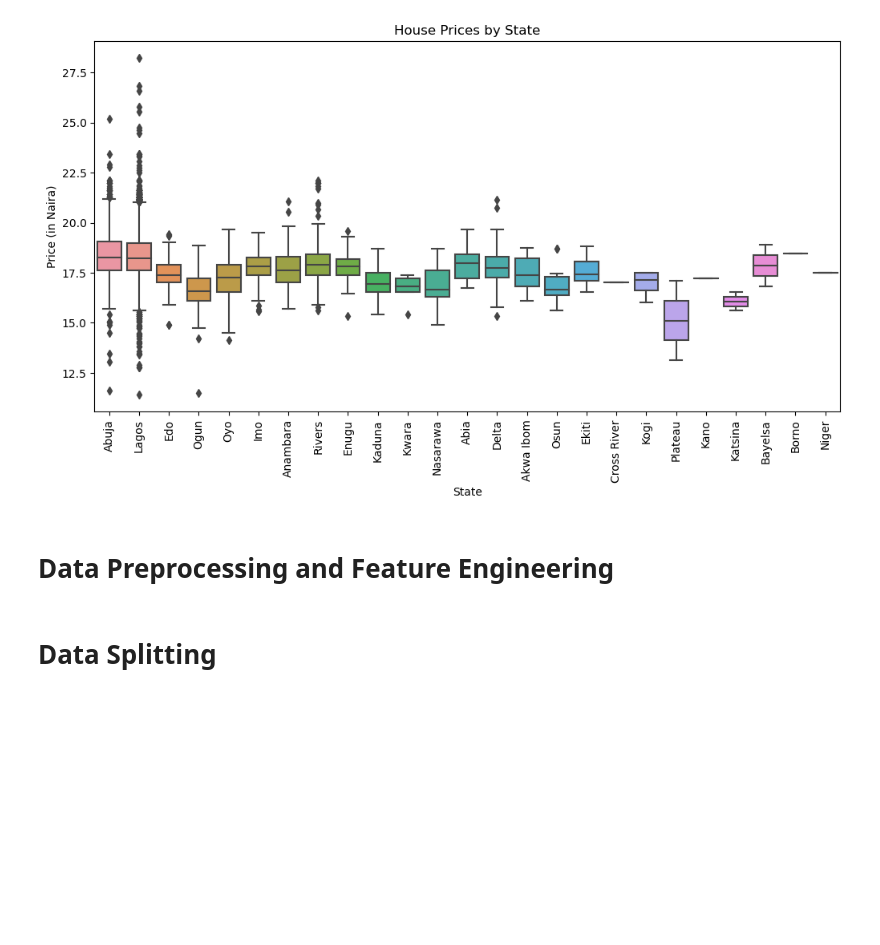
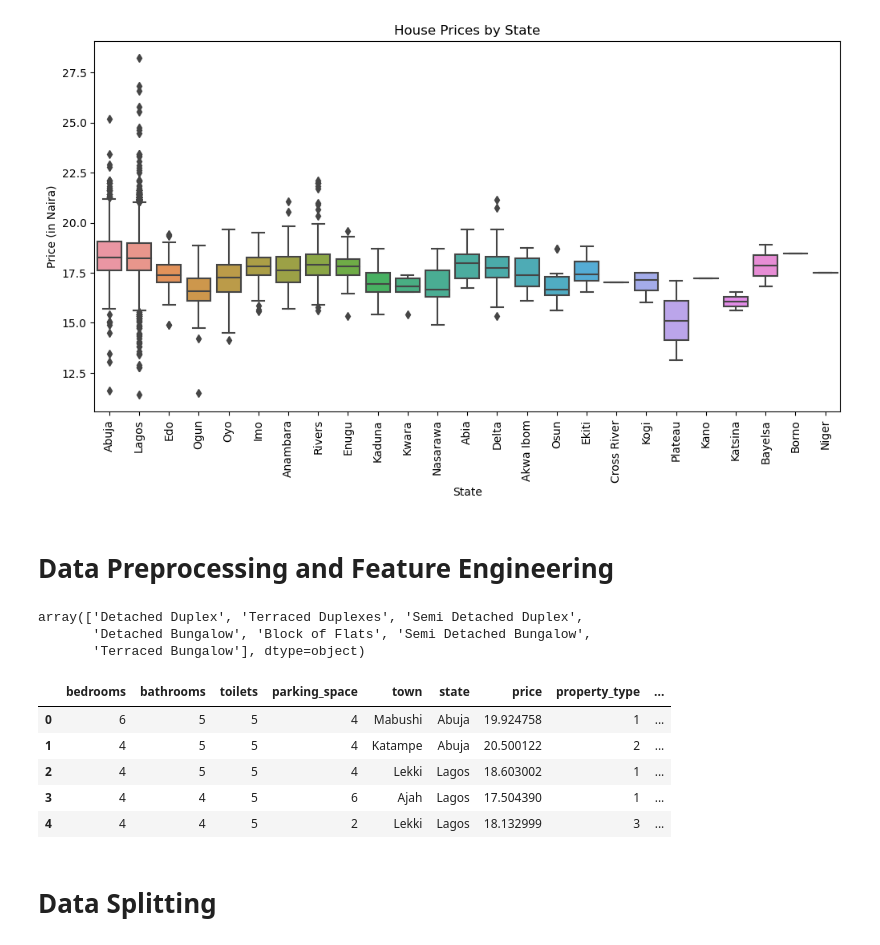
Before and after one commit to Johnnysnipes90/Nigeria-Housing-Price-Prediction, a Jupyter notebook: Notebook/notebook.ipynb, the cells around one changed output. Saved outputs shown, nothing was run; the diff lists cells and outputs as text; code cells hidden in the pictures; blank space fills up the shorter version.

```diff
--- a/Notebook/notebook.ipynb
+++ b/Notebook/notebook.ipynb
@@ -280,3 +300,20 @@ plt.show()
 [figure]
 # %% [markdown]
 # Data Preprocessing and Feature Engineering
+# %%
+nigeria_df['title'].unique()
+# %% [output]
+array(['Detached Duplex', 'Terraced Duplexes', 'Semi Detached Duplex',
+       'Detached Bungalow', 'Block of Flats', 'Semi Detached Bungalow',
+       'Terraced Bungalow'], dtype=object)
+# %%
+nigeria_df['property_type'] = nigeria_df['title'].map({
+    'Detached Duplex': 1,
+    'Terraced Duplexes': 2,
+    'Semi Detached Duplex': 3,
+    'Detached Bungalow': 4,
+    'Block of Flats': 5,
+    'Semi Detached Bungalow': 6,
+    'Terraced Bungalow': 7
+})
+nigeria_df.drop('title',axis = 1, inplace = True)
@@ -283,3 +322,15 @@ plt.show()
+# %%
+# Price per bedroom
+nigeria_df['price_per_bedroom'] = nigeria_df['price'] / nigeria_df['bedrooms']
+# %%
+nigeria_df.head()
+# %% [output]
+|  | bedrooms | bathrooms | toilets | parking_space | town | state | price | property_type | ... |
+| 0 | 6 | 5 | 5 | 4 | Mabushi | Abuja | 19.924758 | 1 | ... |
+| 1 | 4 | 5 | 5 | 4 | Katampe | Abuja | 20.500122 | 2 | ... |
+| 2 | 4 | 5 | 5 | 4 | Lekki | Lagos | 18.603002 | 1 | ... |
+| 3 | 4 | 4 | 5 | 6 | Ajah | Lagos | 17.504390 | 1 | ... |
+| 4 | 4 | 4 | 5 | 2 | Lekki | Lagos | 18.132999 | 3 | ... |
 # %% [markdown]
 # Data Splitting
 # %% [markdown]
```
Also changed, not shown: parts of 3 cells of this notebook.
